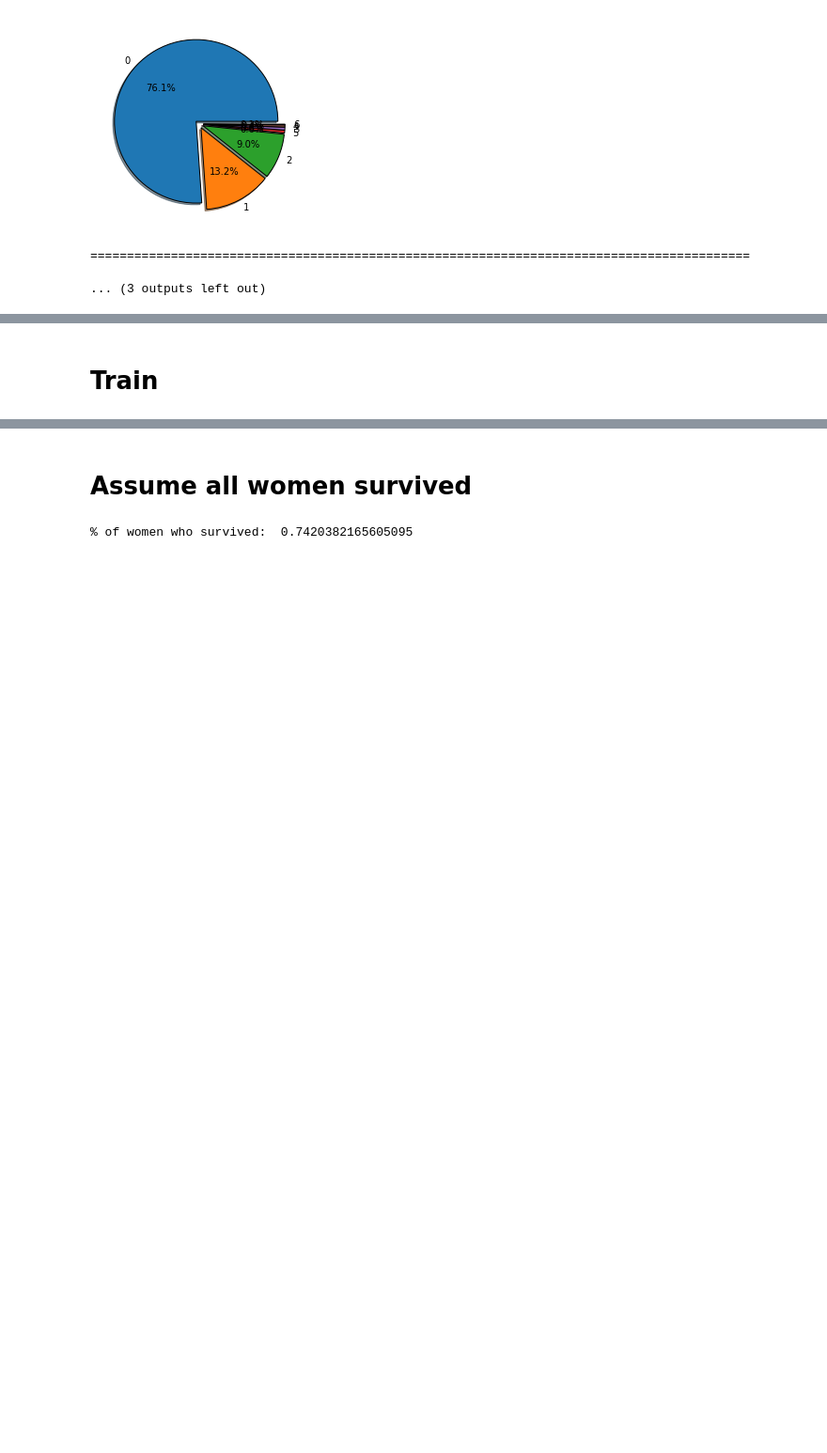
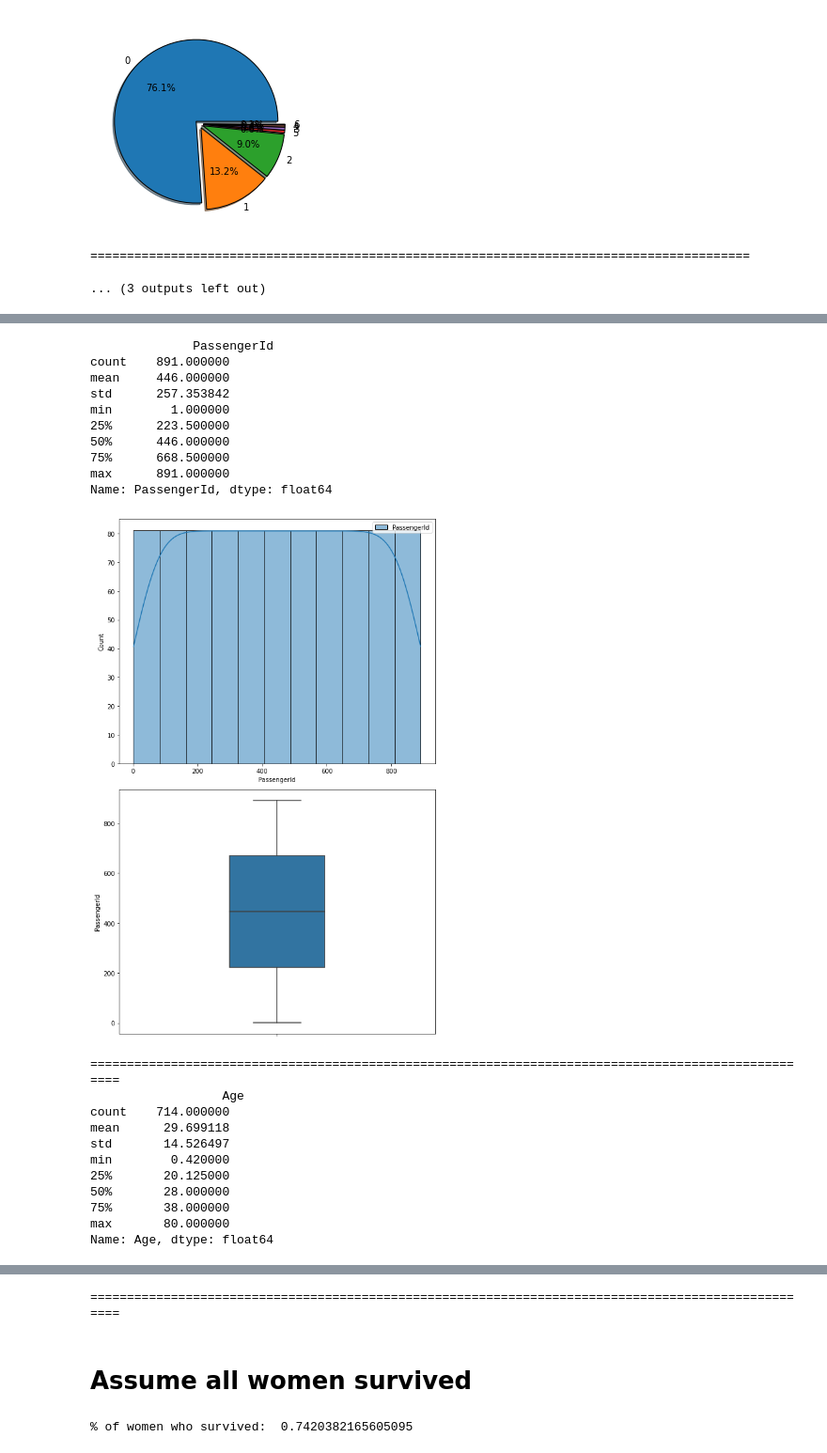
Before and after one commit to 0Ellias0/Titanic_death_prediction, a Jupyter notebook: Main.ipynb, the cells around one changed output, grey strips where cells are left out. Shown: that part at 94% size. Cells and saved outputs as stored; diff of their text form; code cells hidden in the pictures; blank space fills up the shorter version.

Commit message:
data visualization fixed

```diff
--- a/Main.ipynb
+++ b/Main.ipynb
@@ -182,14 +182,3 @@ chart(df_train,categorical)
 [figure]
 ==========================================================================================
 ... (3 outputs left out)
-# %%
-for i in quantitative:
-    if i in numerical_columns:
-        print(str(i).center(40))
-        print(X_train[i].describe())
-        sns.histplot(X_train[i], kde=True, label=i)
-        plt.legend()
-        plt.show()
-        sns.boxplot(X_train[i], width=0.3)
-        plt.show()
-        print('='*100)
@@ -236,2 +185,63 @@ Name: Fare, dtype: float64
-# %% [markdown]
-# **Train**
+# %%
+# for i in quantitative:
+#     if i in numerical_columns:
+#         print(str(i).center(40))
+#         print(X_train[i].describe())
+#         sns.histplot(X_train[i], kde=True, label=i)
+#         plt.legend()
+#         plt.show()
+#         sns.boxplot(X_train[i], width=0.3)
+#         plt.tight_layout()
+#         plt.show()
+
+#         print('='*100)
+
+import matplotlib.pyplot as plt
+import seaborn as sns
+
+for i in quantitative:
+    if i in numerical_columns:
+        print(str(i).center(40))
+        print(X_train[i].describe())
+
+        # Create a new figure for each plot
+        plt.figure(figsize=(8, 12))  # Adjust the figure size as needed
+
+        # Create a subplot grid (1 row, 2 columns)
+        plt.subplot(2, 1, 1)  # First subplot (histogram)
+        sns.histplot(X_train[i], kde=True, label=i)
+        plt.legend()
+
+        plt.subplot(2, 1, 2)  # Second subplot (box plot)
+        sns.boxplot(y=X_train[i], width=0.3)
+
+        # Adjust spacing between subplots
+        plt.tight_layout()
+
+        # Show the plots
+        plt.show()
+
+        print('=' * 100)
+# %% [output]
+              PassengerId
+count    891.000000
+mean     446.000000
+std      257.353842
+min        1.000000
+25%      223.500000
+50%      446.000000
+75%      668.500000
+max      891.000000
+Name: PassengerId, dtype: float64
+[figure, added]
+====================================================================================================
+                  Age
+count    714.000000
+mean      29.699118
+std       14.526497
+min        0.420000
+25%       20.125000
+50%       28.000000
+75%       38.000000
+max       80.000000
+Name: Age, dtype: float64
@@ -238,3 +261,4 @@ Name: Fare, dtype: float64
+====================================================================================================
 # %% [markdown]
 # **Assume all women survived**
 # %%
```
Also changed, not shown: parts of 3 cells of this notebook.
